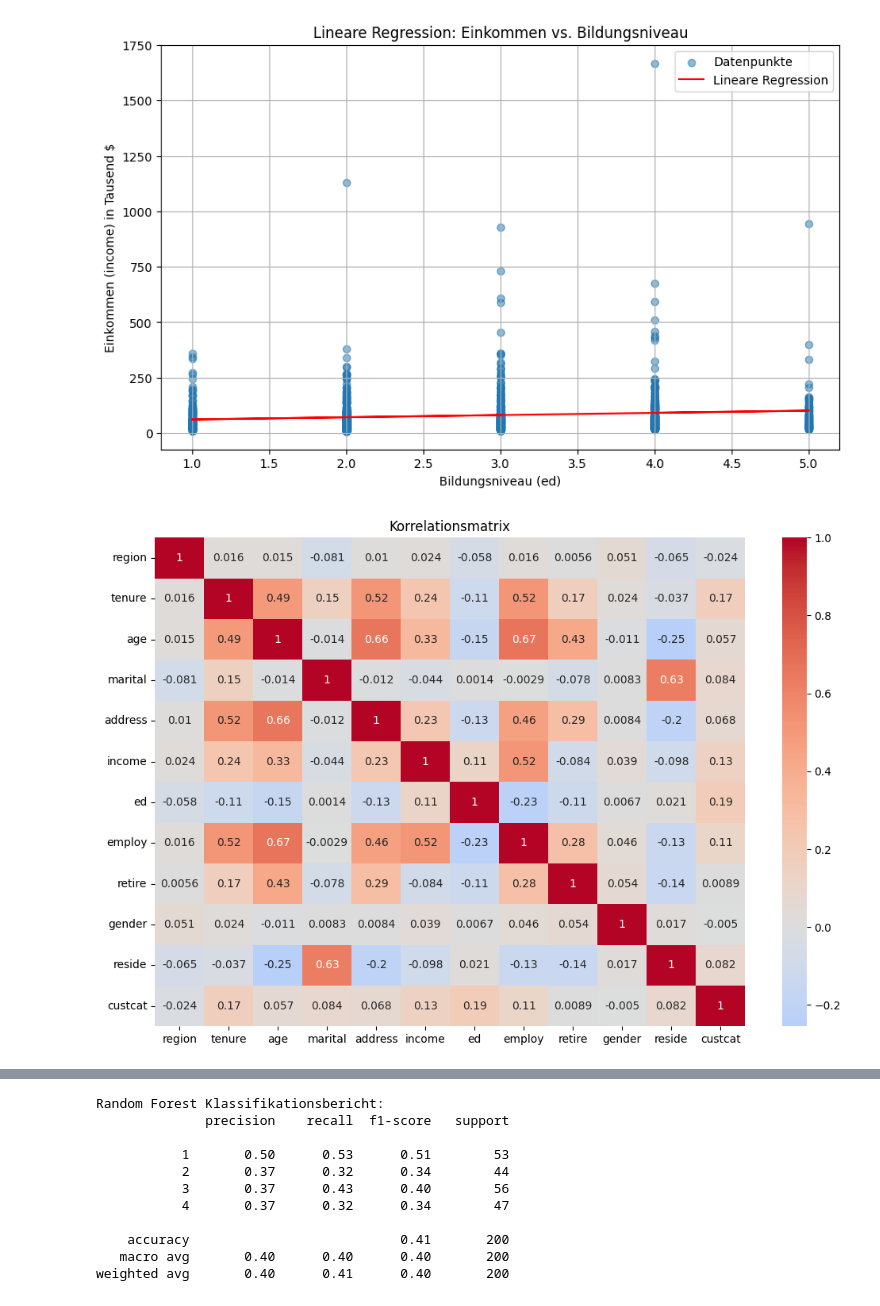
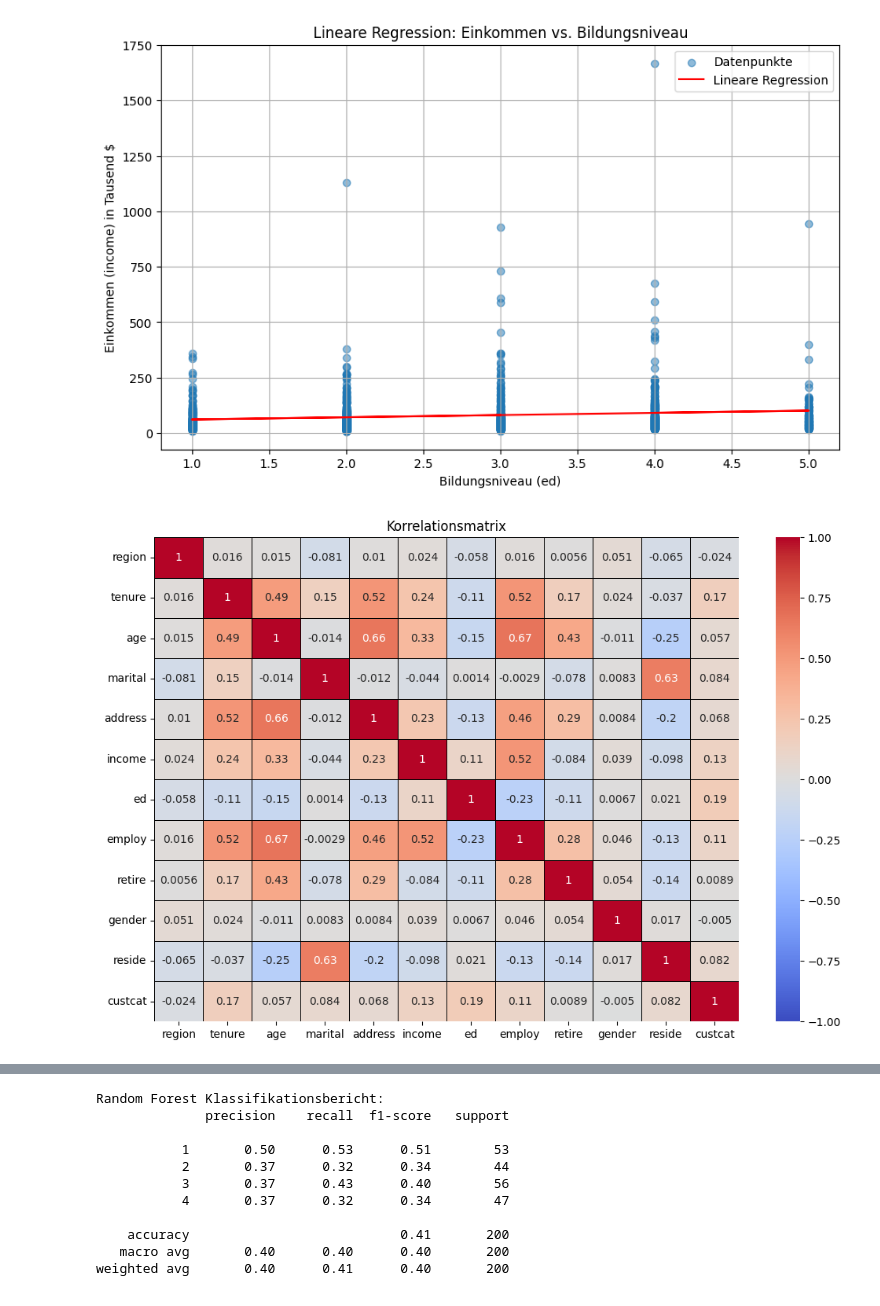
Before and after one commit to AdrianoF03/Projekt-Big-Data-Analytics, a Jupyter notebook: telefonkunden.ipynb, the cells around one changed output, grey strips where cells are left out. Saved outputs shown, nothing was run; the diff lists cells and outputs as text; code cells hidden in the pictures.

```diff
--- a/telefonkunden.ipynb
+++ b/telefonkunden.ipynb
@@ -50,12 +67,12 @@ plt.show()
 # %%
 # Korrelationsmatrix
 corr = telefonkunden.corr()
 plt.figure(figsize=(12, 8))  # Größe der Figur anpassen
-sns.heatmap(corr, annot=True, cmap='coolwarm', center=0)
+sns.heatmap(corr, annot=True, cmap='coolwarm', center=0, vmin=-1, vmax=1, linewidths=0.5, linecolor='black')
 plt.title('Korrelationsmatrix')
 plt.show()
 # %% [output]
-[figure, old version]
+[figure, new version]
 # %%
 # Median berechnen und zur Tabelle hinzufügen
 median = telefonkunden.median()
```
Also changed, not shown: parts of 17 cells of this notebook.
